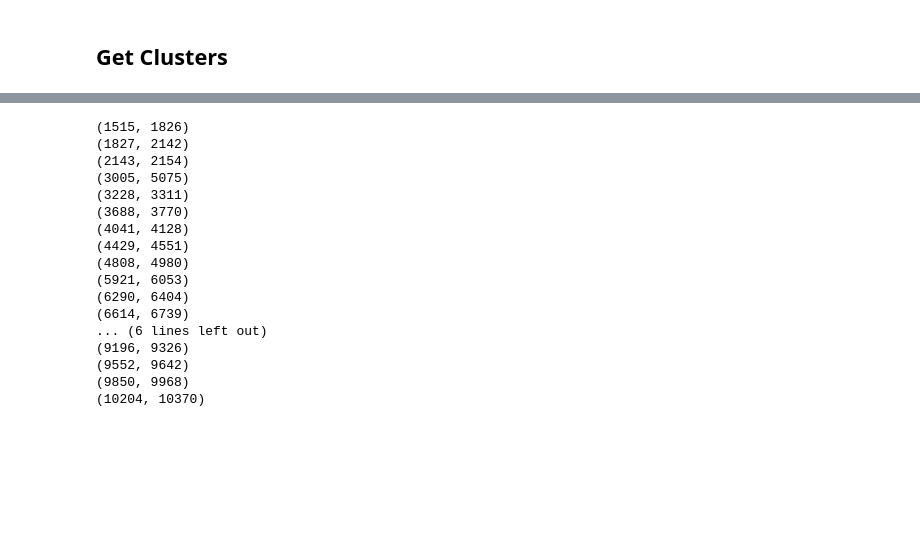
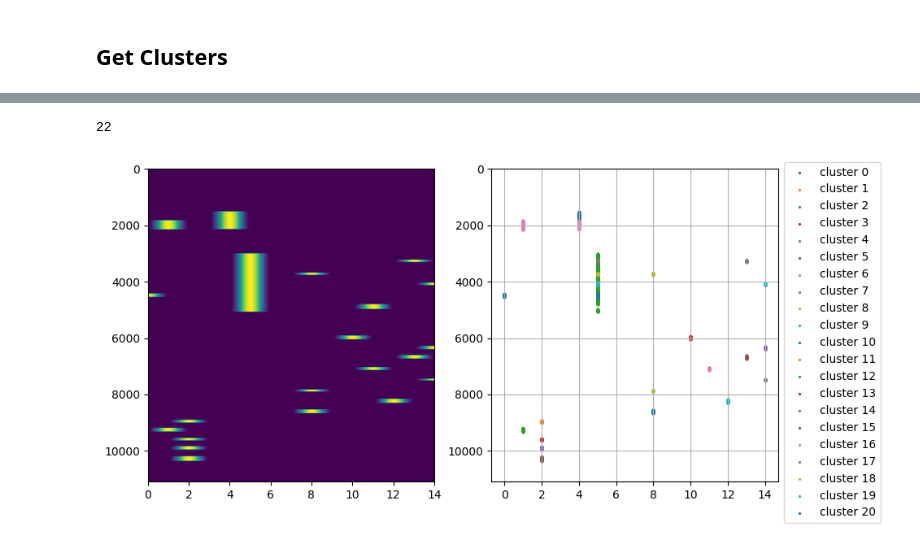
Before and after one commit to Craizox/hackathon, a Jupyter notebook: Hackathon.ipynb, the cells around one changed output, grey strips where cells are left out. Drawn from its saved outputs; the diff is of its cells as text; code cells hidden in the pictures; blank space fills up the shorter version.

```diff
--- a/Hackathon.ipynb
+++ b/Hackathon.ipynb
@@ -168,51 +132,51 @@ Cluster n°3, Start :  (0, 4), End : (4, 7)
 # %%
-from sklearn.cluster import AgglomerativeClustering
+from scipy.ndimage import measurements
 
-clustering = AgglomerativeClustering(distance_threshold=400, n_clusters=None, compute_full_tree=True)
-binary = (gf > 0.5).astype(int)
 lw, num = measurements.label(binary, structure=[[0,1,0],
                                                 [0,1,0],
                                                 [0,1,0]])
 prev = []
 for i in range(lw.shape[0]):
     if np.count_nonzero(lw[i]) > 1:
         cur = []
         for j in range(lw.shape[1]):
             if lw[i][j] != 0:
                 cur.append(j)
         if cur != prev:
-            num_features += 1
+            num += 1
             prev = cur
         for j in range(lw.shape[1]):
             if lw[i][j] != 0:
-                lw[i][j] = num_features
+                lw[i][j] = num
 
 clusters = []
 nb = 0
-for i in range(1, num_features + 1):
+for i in range(1, num + 1):
     line, col = np.where(lw == i)
     if line.shape[0] != 0:
         clusters.append((line[0], line[-1]))
         nb += 1
 clusters.sort()
-
-for i in clusters:
-    print(i)
+fig, axs = plt.subplots(1, 2, figsize=(10, 5))
+axs[0].imshow(binary,  aspect="auto")
+axs[0].set_xlim((0, 14))
+colors = plt.rcParams['axes.prop_cycle'].by_key()['color']
+color = 0
+print(nb)
+for k in range(1, np.max(lw)):
+    scatter = []
+    for i in range(lw.shape[0]):
+        for j in range(lw.shape[1]):
+            if lw[i][j] == k:
+                scatter.append([i, j])
+    if scatter != []:
+        temp = np.array(scatter)
+        axs[1].scatter(temp[:, 1], temp[:, 0], s=2, c=colors[color % len(colors)], label="cluster " + str(color))
+        color += 1
+axs[1].legend(loc="upper left", bbox_to_anchor=(1, 1.04))
+axs[1].grid(True)
+axs[1].set_ylim((0, lw.shape[0]))
+axs[1].invert_yaxis()
 # %% [output]
-(1515, 1826)
-(1827, 2142)
-(2143, 2154)
-(3005, 5075)
-(3228, 3311)
-(3688, 3770)
-(4041, 4128)
-(4429, 4551)
-(4808, 4980)
-(5921, 6053)
-(6290, 6404)
-(6614, 6739)
-... (6 lines left out)
-(9196, 9326)
-(9552, 9642)
-(9850, 9968)
-(10204, 10370)
+22
+[figure, added]
```
Also changed, not shown: parts of 35 cells of this notebook.
